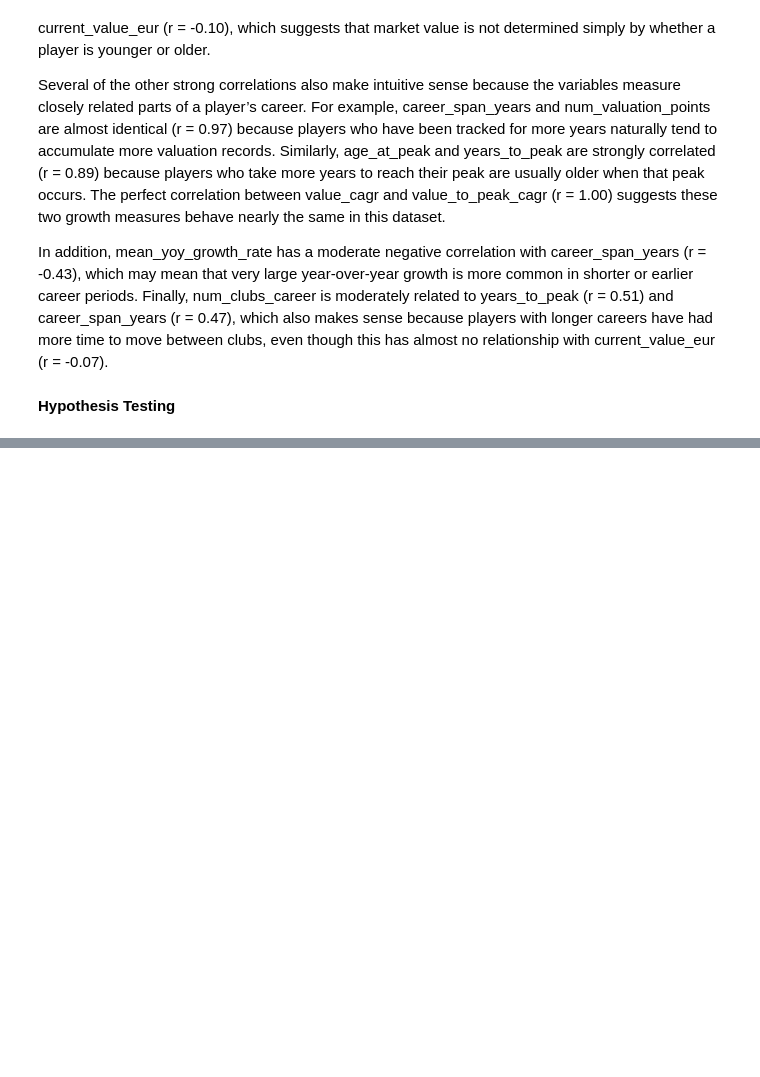
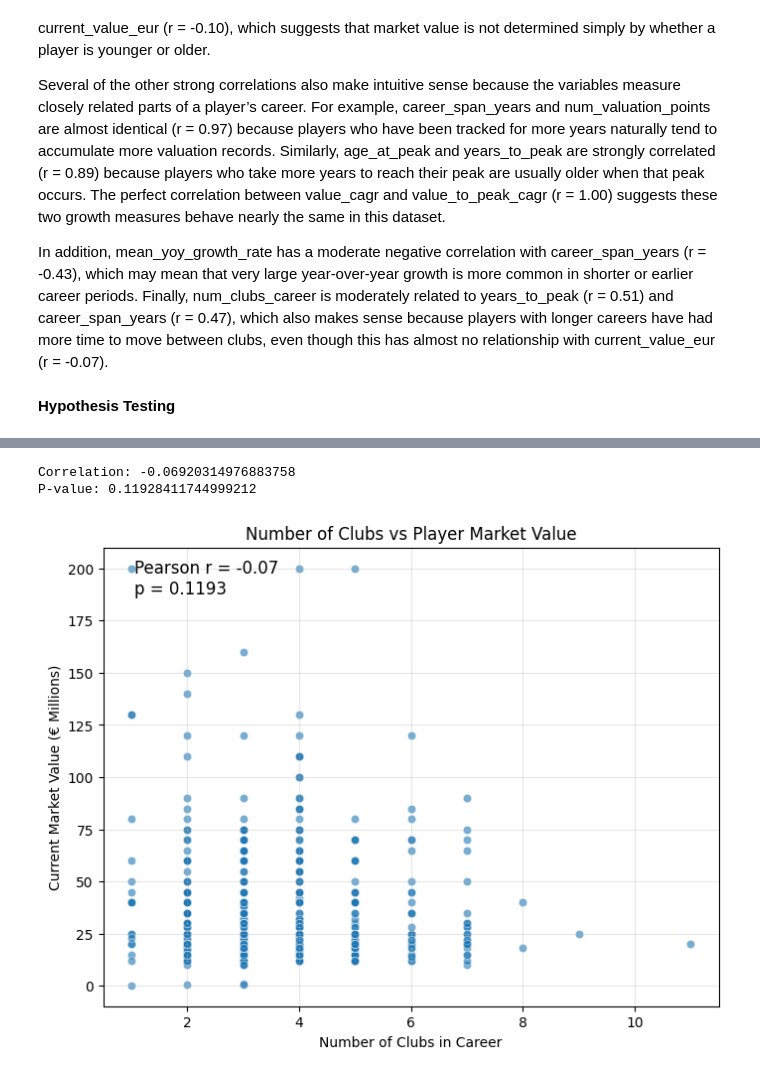
Before and after one commit to etah1/CMSC320-Semester-Project, a Jupyter notebook: checkpointTwo.ipynb, the cells around one changed output, grey strips where cells are left out. Cells and saved outputs as stored; diff of their text form; code cells hidden in the pictures; blank space fills up the shorter version.

```diff
--- a/checkpointTwo.ipynb
+++ b/checkpointTwo.ipynb
@@ -91,6 +91,10 @@ players["age"] = players["age"].fillna(players["age"].median())
 # Fill nationality with placeholder
 players["nationality"] = players["nationality"].fillna("Unknown")
 
+bad_cols = ["position", "position_group", "current_club"]
+
+players = players.drop(columns=[c for c in bad_cols if c in players.columns])
+
 print("\nMissing values after cleaning:")
 print(players[["age", "nationality"]].isnull().sum())
 
@@ -235,0 +252,41 @@ In addition, mean_yoy_growth_rate has a moderate negative correlation with caree
+# %%
+import scipy as sp
+
+x = players["num_clubs_career"]
+y = players["current_value_eur"]
+
+corr, p_val = sp.stats.pearsonr(x, y)
+
+print("Correlation:", corr)
+print("P-value:", p_val)
+# %% [output]
+Correlation: -0.06920314976883758
+P-value: 0.11928411744999212
+# %%
+players["current_value_m"] = players["current_value_eur"] / 1_000_000
+
+plt.figure(figsize=(8,6))
+
+sns.scatterplot(
+    data=players,
+    x="num_clubs_career",
+    y="current_value_m",
+    alpha=0.6
+)
+
+plt.text(
+    0.05, 0.9,
+    f"Pearson r = {corr:.2f}\np = {p_val:.4f}",
+    transform=plt.gca().transAxes,
+    fontsize=12
+)
+
+plt.title("Number of Clubs vs Player Market Value")
+plt.xlabel("Number of Clubs in Career")
+plt.ylabel("Current Market Value (€ Millions)")
+
+plt.grid(alpha=0.3)
+
+plt.show()
+# %% [output]
+[figure, added]
```
Also changed, not shown: parts of 2 cells of this notebook.
